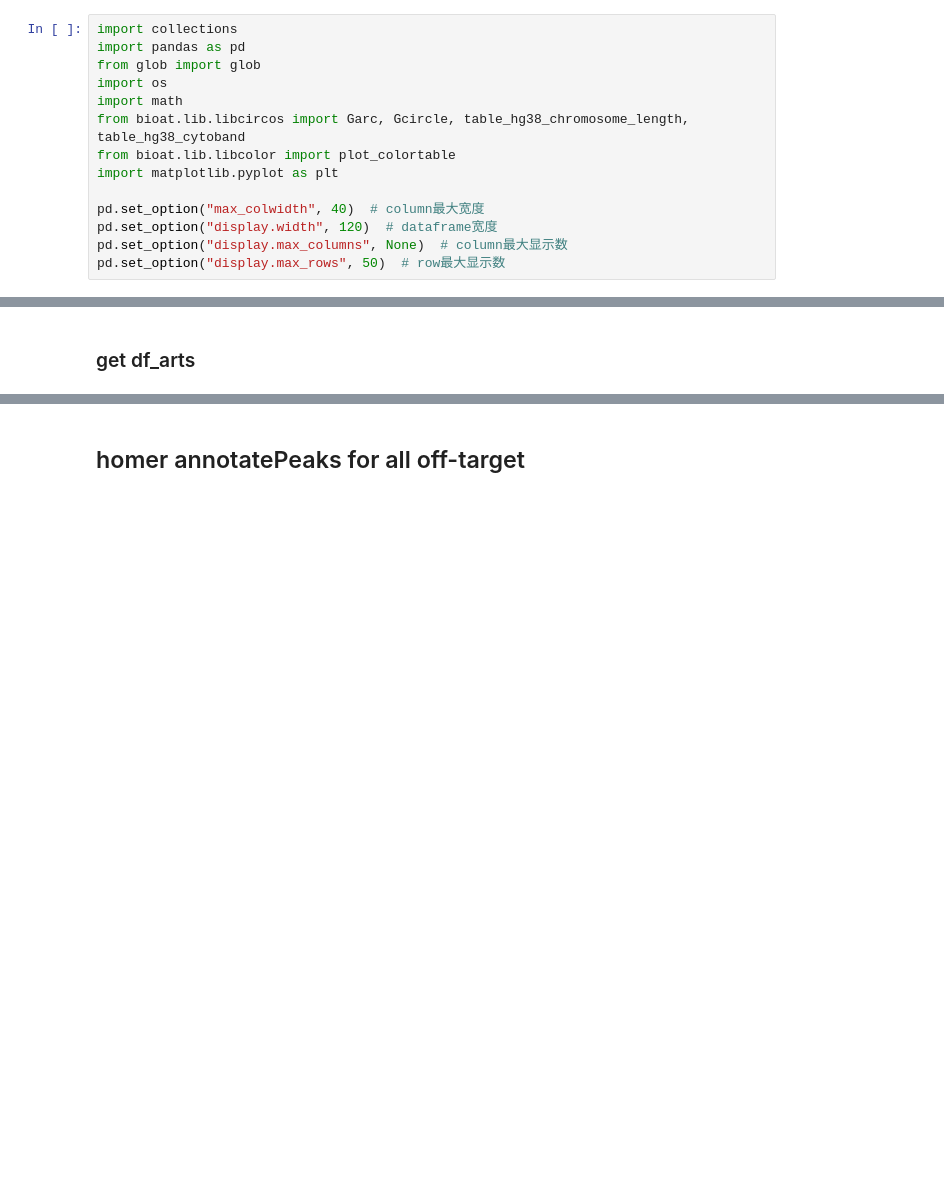
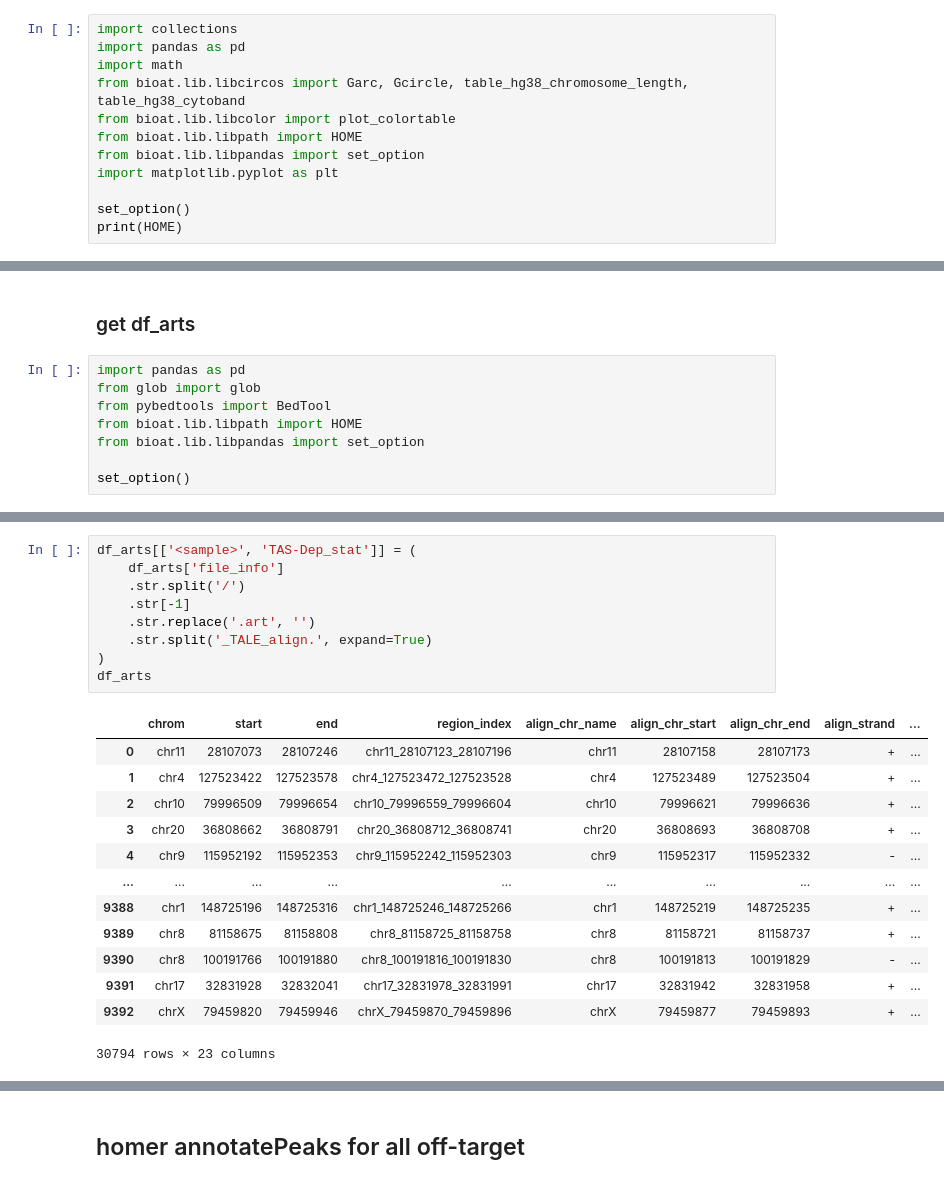
Before and after one commit to hermanzhaozzzz/snakepipes_detect-seq, a Jupyter notebook: step.08.Basic_analysis_for_final-off-targets.ipynb, the cells around one changed output, grey strips where cells are left out. Cells and saved outputs as stored; diff of their text form; blank space fills up the shorter version.

````diff
--- a/step.08.Basic_analysis_for_final-off-targets.ipynb
+++ b/step.08.Basic_analysis_for_final-off-targets.ipynb
@@ -1,14 +7,12 @@
 # %%
 import collections
 import pandas as pd
-from glob import glob
-import os
 import math
 from bioat.lib.libcircos import Garc, Gcircle, table_hg38_chromosome_length, table_hg38_cytoband
 from bioat.lib.libcolor import plot_colortable
+from bioat.lib.libpath import HOME
+from bioat.lib.libpandas import set_option
 import matplotlib.pyplot as plt
 
-pd.set_option("max_colwidth", 40)  # column最大宽度
-pd.set_option("display.width", 120)  # dataframe宽度
-pd.set_option("display.max_columns", None)  # column最大显示数
-pd.set_option("display.max_rows", 50)  # row最大显示数
+set_option()
+print(HOME)
@@ -314,3 +323,11 @@ plt.savefig("../pycircos/project_out_legend.pdf")
 ```
 # %% [markdown]
 ### get df_arts
+# %%
+import pandas as pd
+from glob import glob
+from pybedtools import BedTool
+from bioat.lib.libpath import HOME
+from bioat.lib.libpandas import set_option
+
+set_option()
@@ -332,0 +360,23 @@ df_arts.head()
+# %%
+df_arts[['<sample>', 'TAS-Dep_stat']] = (
+    df_arts['file_info']
+    .str.split('/')
+    .str[-1]
+    .str.replace('.art', '')
+    .str.split('_TALE_align.', expand=True)
+)
+df_arts
+# %% [output]
+|  | chrom | start | end | region_index | align_chr_name | align_chr_start | align_chr_end | align_strand | ... |
+| 0 | chr11 | 28107073 | 28107246 | chr11_28107123_28107196 | chr11 | 28107158 | 28107173 | + | ... |
+| 1 | chr4 | 127523422 | 127523578 | chr4_127523472_127523528 | chr4 | 127523489 | 127523504 | + | ... |
+| 2 | chr10 | 79996509 | 79996654 | chr10_79996559_79996604 | chr10 | 79996621 | 79996636 | + | ... |
+| 3 | chr20 | 36808662 | 36808791 | chr20_36808712_36808741 | chr20 | 36808693 | 36808708 | + | ... |
+| 4 | chr9 | 115952192 | 115952353 | chr9_115952242_115952303 | chr9 | 115952317 | 115952332 | - | ... |
+| ... | ... | ... | ... | ... | ... | ... | ... | ... | ... |
+| 9388 | chr1 | 148725196 | 148725316 | chr1_148725246_148725266 | chr1 | 148725219 | 148725235 | + | ... |
+| 9389 | chr8 | 81158675 | 81158808 | chr8_81158725_81158758 | chr8 | 81158721 | 81158737 | + | ... |
+| 9390 | chr8 | 100191766 | 100191880 | chr8_100191816_100191830 | chr8 | 100191813 | 100191829 | - | ... |
+| 9391 | chr17 | 32831928 | 32832041 | chr17_32831978_32831991 | chr17 | 32831942 | 32831958 | + | ... |
+| 9392 | chrX | 79459820 | 79459946 | chrX_79459870_79459896 | chrX | 79459877 | 79459893 | + | ... |
+30794 rows × 23 columns
````
Also changed, not shown: parts of 107 cells of this notebook.
